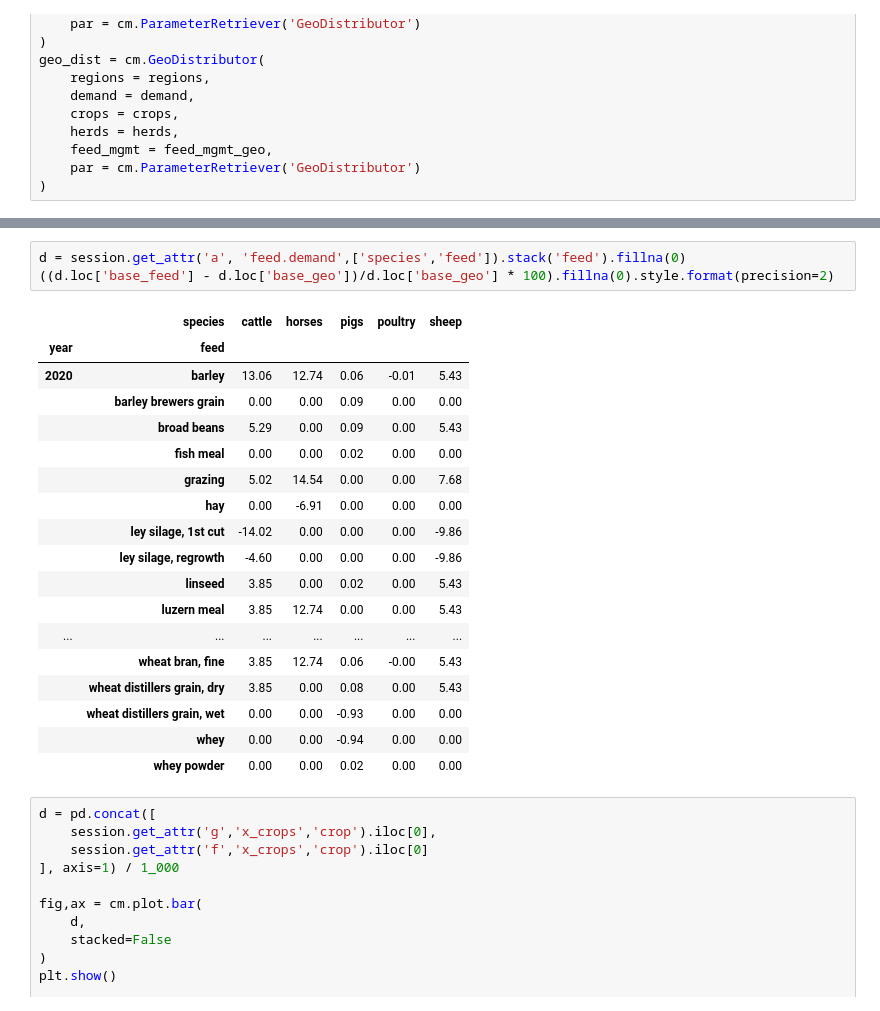
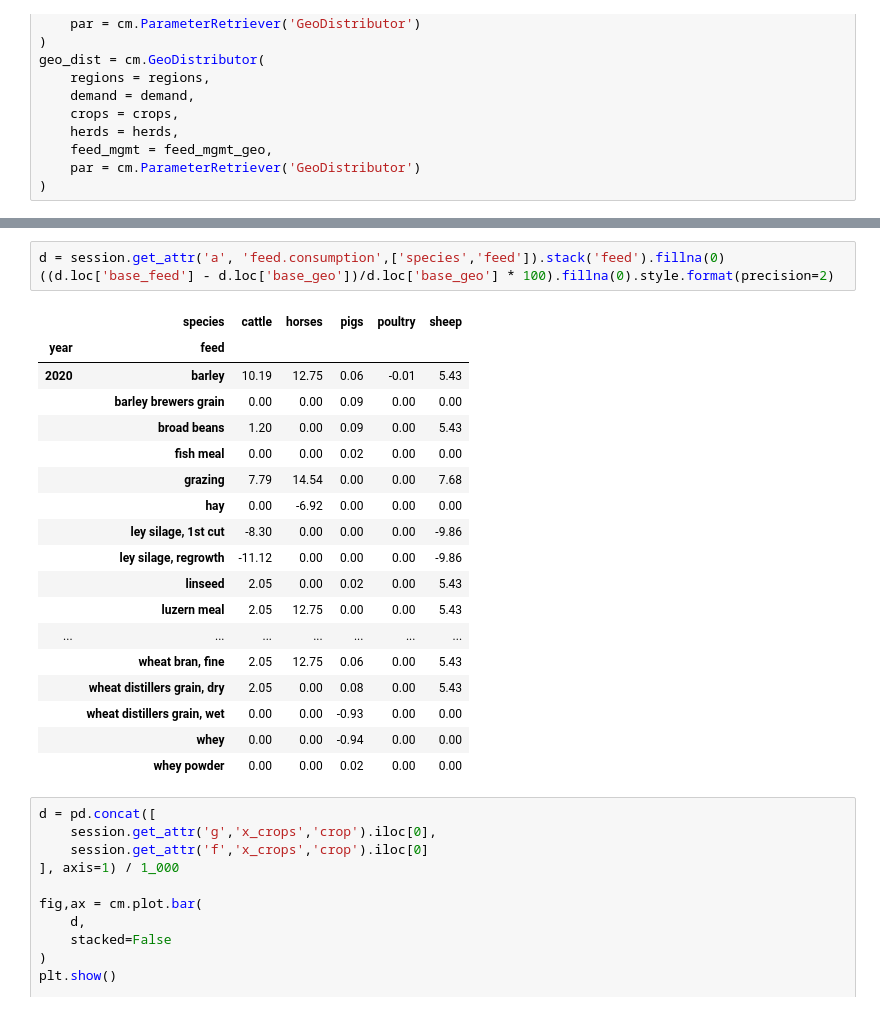
Before and after one commit to SLU-foodsystems/CIBUSmod, a Jupyter notebook: notebooks/feed_dist_example.ipynb, the cells around one changed output, grey strips where cells are left out. Saved outputs shown, nothing was run; the diff lists cells and outputs as text.

```diff
--- a/notebooks/feed_dist_example.ipynb
+++ b/notebooks/feed_dist_example.ipynb
@@ -194,22 +341,22 @@ Wall time: 1min 34s
 # %%
-d = session.get_attr('a', 'feed.demand',['species','feed']).stack('feed').fillna(0)
+d = session.get_attr('a', 'feed.consumption',['species','feed']).stack('feed').fillna(0)
 ((d.loc['base_feed'] - d.loc['base_geo'])/d.loc['base_geo'] * 100).fillna(0).style.format(precision=2)
 # %% [output]
 |  | species | cattle | horses | pigs | poultry | sheep |
 | year | feed |  |  |  |  |  |
-| 2020 | barley | 13.06 | 12.74 | 0.06 | -0.01 | 5.43 |
+| 2020 | barley | 10.19 | 12.75 | 0.06 | -0.01 | 5.43 |
 |  | barley brewers grain | 0.00 | 0.00 | 0.09 | 0.00 | 0.00 |
-|  | broad beans | 5.29 | 0.00 | 0.09 | 0.00 | 5.43 |
+|  | broad beans | 1.20 | 0.00 | 0.09 | 0.00 | 5.43 |
 |  | fish meal | 0.00 | 0.00 | 0.02 | 0.00 | 0.00 |
-|  | grazing | 5.02 | 14.54 | 0.00 | 0.00 | 7.68 |
-|  | hay | 0.00 | -6.91 | 0.00 | 0.00 | 0.00 |
-|  | ley silage, 1st cut | -14.02 | 0.00 | 0.00 | 0.00 | -9.86 |
-|  | ley silage, regrowth | -4.60 | 0.00 | 0.00 | 0.00 | -9.86 |
-|  | linseed | 3.85 | 0.00 | 0.02 | 0.00 | 5.43 |
-|  | luzern meal | 3.85 | 12.74 | 0.00 | 0.00 | 5.43 |
+|  | grazing | 7.79 | 14.54 | 0.00 | 0.00 | 7.68 |
+|  | hay | 0.00 | -6.92 | 0.00 | 0.00 | 0.00 |
+|  | ley silage, 1st cut | -8.30 | 0.00 | 0.00 | 0.00 | -9.86 |
+|  | ley silage, regrowth | -11.12 | 0.00 | 0.00 | 0.00 | -9.86 |
+|  | linseed | 2.05 | 0.00 | 0.02 | 0.00 | 5.43 |
+|  | luzern meal | 2.05 | 12.75 | 0.00 | 0.00 | 5.43 |
 | ... | ... | ... | ... | ... | ... | ... |
-|  | wheat bran, fine | 3.85 | 12.74 | 0.06 | -0.00 | 5.43 |
-|  | wheat distillers grain, dry | 3.85 | 0.00 | 0.08 | 0.00 | 5.43 |
+|  | wheat bran, fine | 2.05 | 12.75 | 0.06 | 0.00 | 5.43 |
+|  | wheat distillers grain, dry | 2.05 | 0.00 | 0.08 | 0.00 | 5.43 |
 |  | wheat distillers grain, wet | 0.00 | 0.00 | -0.93 | 0.00 | 0.00 |
 |  | whey | 0.00 | 0.00 | -0.94 | 0.00 | 0.00 |
 |  | whey powder | 0.00 | 0.00 | 0.02 | 0.00 | 0.00 |
```
Also changed, not shown: parts of 15 cells of this notebook, 1 other file.
